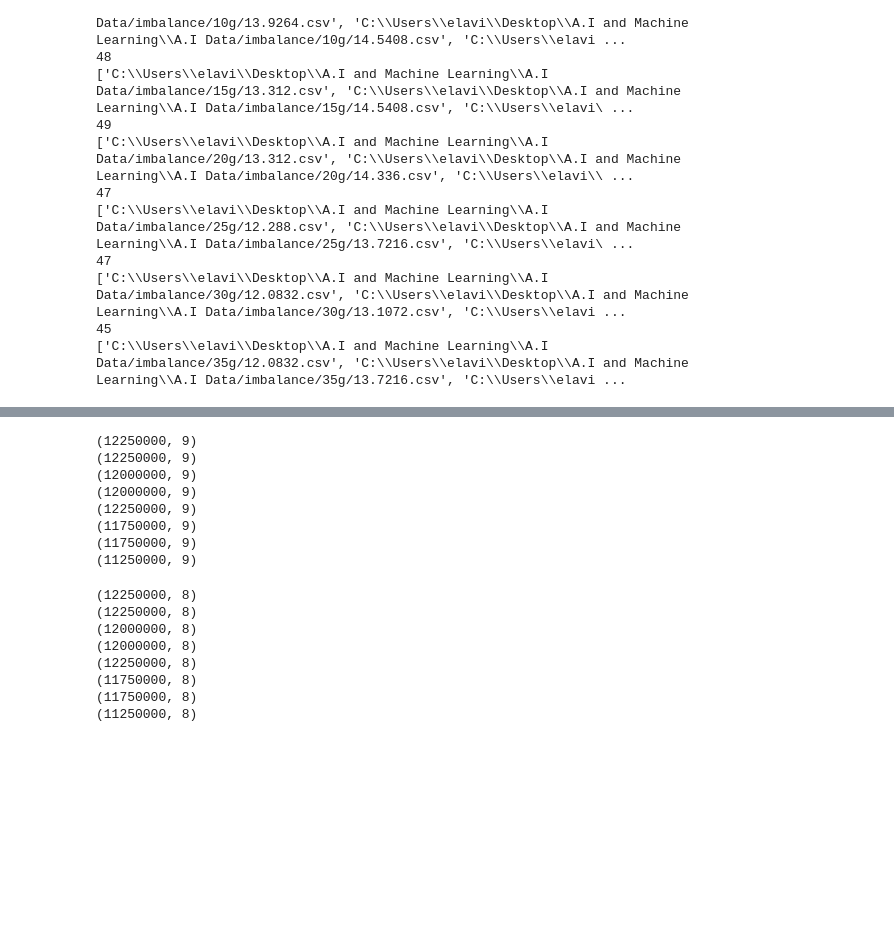
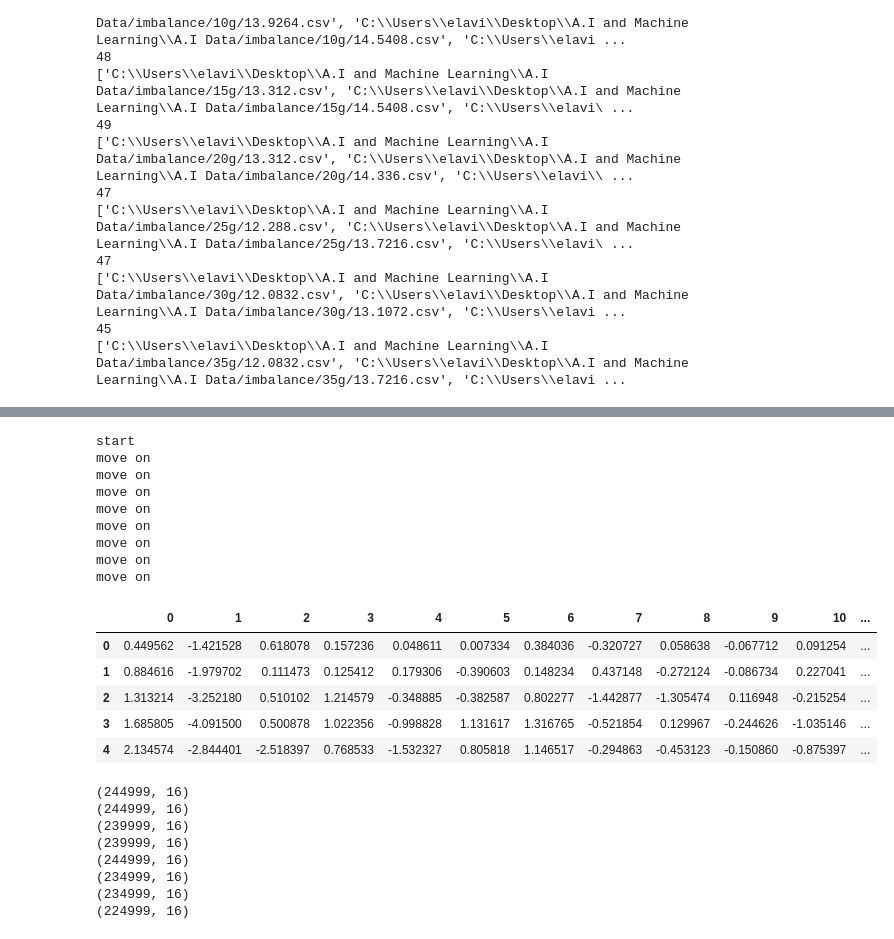
Before and after one commit to VincentLombardi/SMRTTECH-4AI3---FInal-Project, a Jupyter notebook: modeling.ipynb, the cells around one changed output, grey strips where cells are left out. Saved outputs shown, nothing was run; the diff lists cells and outputs as text; code cells hidden in the pictures; blank space fills up the shorter version.

```diff
--- a/modeling.ipynb
+++ b/modeling.ipynb
@@ -88,3 +97,33 @@ for x in paths[7]:
+# %%
+# FFT
+from scipy import signal
+dfs = [df_normal, df_imablance6, df_imablance10, df_imablance15, df_imablance20, df_imablance25,df_imablance30,df_imablance35]
+i = 0
+print("start")
+for df in dfs:
+    df = df.sample(frac=0.01, replace=True, random_state=1, ignore_index= True)
+    fft = signal.fftconvolve(df,df[::-1],mode='full')
+    dfs[i] = pd.DataFrame(fft)
+    i +=1
+    print("move on")
+
+dfs[0].head()
+# %% [output]
+start
+move on
+move on
+move on
+move on
+move on
+move on
+move on
+move on
+|  | 0 | 1 | 2 | 3 | 4 | 5 | 6 | 7 | 8 | 9 | 10 | ... |
+| 0 | 0.449562 | -1.421528 | 0.618078 | 0.157236 | 0.048611 | 0.007334 | 0.384036 | -0.320727 | 0.058638 | -0.067712 | 0.091254 | ... |
+| 1 | 0.884616 | -1.979702 | 0.111473 | 0.125412 | 0.179306 | -0.390603 | 0.148234 | 0.437148 | -0.272124 | -0.086734 | 0.227041 | ... |
+| 2 | 1.313214 | -3.252180 | 0.510102 | 1.214579 | -0.348885 | -0.382587 | 0.802277 | -1.442877 | -1.305474 | 0.116948 | -0.215254 | ... |
+| 3 | 1.685805 | -4.091500 | 0.500878 | 1.022356 | -0.998828 | 1.131617 | 1.316765 | -0.521854 | 0.129967 | -0.244626 | -1.035146 | ... |
+| 4 | 2.134574 | -2.844401 | -2.518397 | 0.768533 | -1.532327 | 0.805818 | 1.146517 | -0.294863 | -0.453123 | -0.150860 | -0.875397 | ... |
 # %%
 # here we add a new column to the data frames which will be our label
 # labels = ["normal", "6g", "10g", "15g", "20g", "25g", "30g", "35g"]
@@ -100,11 +139,11 @@ for i in range(len(dfs)):
 for df in dfs:
     print(df.shape)
 # %% [output]
-(12250000, 9)
-(12250000, 9)
-(12000000, 9)
-(12000000, 9)
-(12250000, 9)
-(11750000, 9)
-(11750000, 9)
-(11250000, 9)
+(244999, 16)
+(244999, 16)
+(239999, 16)
+(239999, 16)
+(244999, 16)
+(234999, 16)
+(234999, 16)
+(224999, 16)
@@ -122,12 +149,0 @@ column_names.remove('Tachometer signal')
-# %%
-for df in dfs:
-    print(df.shape)
-# %% [output]
-(12250000, 8)
-(12250000, 8)
-(12000000, 8)
-(12000000, 8)
-(12250000, 8)
-(11750000, 8)
-(11750000, 8)
-(11250000, 8)
```
Also changed, not shown: parts of 10 cells of this notebook.
